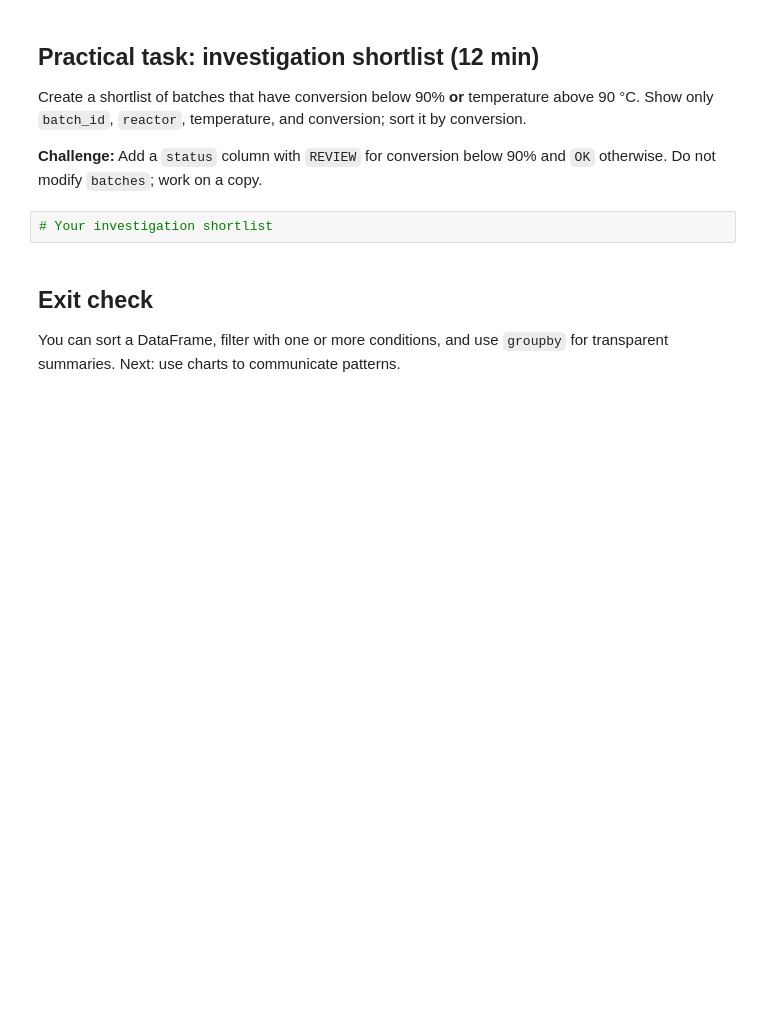
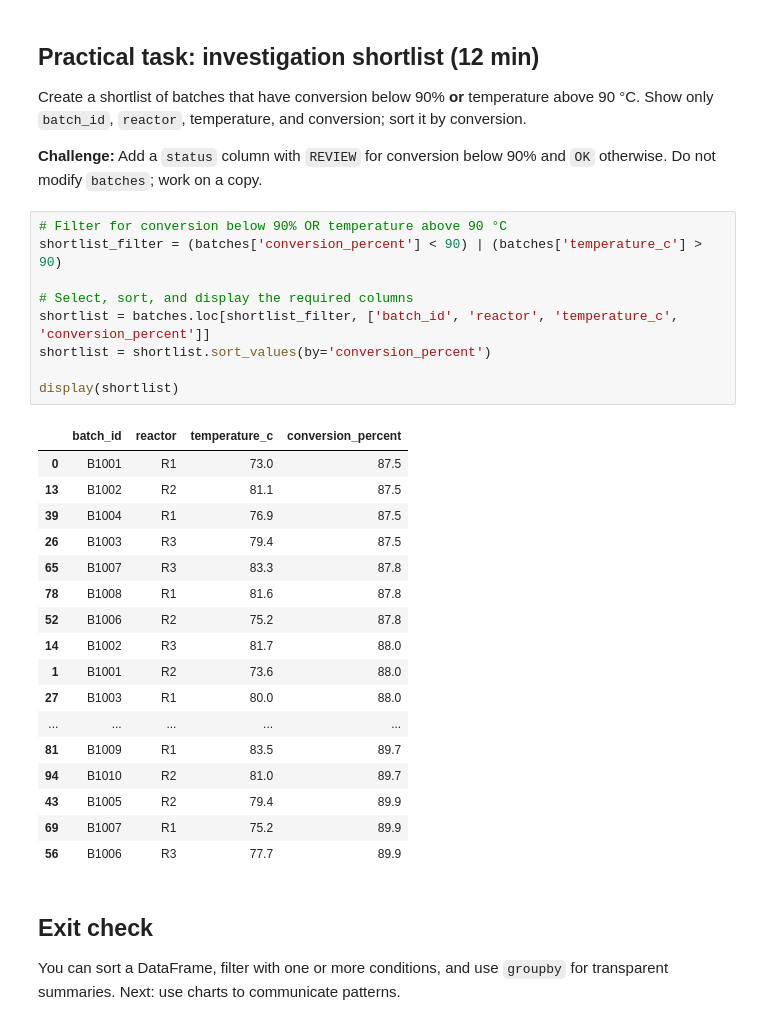
Before and after one commit to vakilpriyanshu-ui/Module_5_6_Both, a Jupyter notebook: 04_04_sort_filter_summarise.ipynb, the cells around one changed output. Cells and saved outputs as stored; diff of their text form; blank space fills up the shorter version.

```diff
--- a/04_04_sort_filter_summarise.ipynb
+++ b/04_04_sort_filter_summarise.ipynb
@@ -145,8 +145,33 @@ display(operator_summary)
 Create a shortlist of batches that have conversion below 90% **or** temperature above 90 °C. Show only `batch_id`, `reactor`, temperature, and conversion; sort it by conversion.
 
 **Challenge:** Add a `status` column with `REVIEW` for conversion below 90% and `OK` otherwise. Do not modify `batches`; work on a copy.
-# %%
-# Your investigation shortlist
+# %%
+# Filter for conversion below 90% OR temperature above 90 °C
+shortlist_filter = (batches['conversion_percent'] < 90) | (batches['temperature_c'] > 90)
+
+# Select, sort, and display the required columns
+shortlist = batches.loc[shortlist_filter, ['batch_id', 'reactor', 'temperature_c', 'conversion_percent']]
+shortlist = shortlist.sort_values(by='conversion_percent')
+
+display(shortlist)
+# %% [output]
+|  | batch_id | reactor | temperature_c | conversion_percent |
+| 0 | B1001 | R1 | 73.0 | 87.5 |
+| 13 | B1002 | R2 | 81.1 | 87.5 |
+| 39 | B1004 | R1 | 76.9 | 87.5 |
+| 26 | B1003 | R3 | 79.4 | 87.5 |
+| 65 | B1007 | R3 | 83.3 | 87.8 |
+| 78 | B1008 | R1 | 81.6 | 87.8 |
+| 52 | B1006 | R2 | 75.2 | 87.8 |
+| 14 | B1002 | R3 | 81.7 | 88.0 |
+| 1 | B1001 | R2 | 73.6 | 88.0 |
+| 27 | B1003 | R1 | 80.0 | 88.0 |
+| ... | ... | ... | ... | ... |
+| 81 | B1009 | R1 | 83.5 | 89.7 |
+| 94 | B1010 | R2 | 81.0 | 89.7 |
+| 43 | B1005 | R2 | 79.4 | 89.9 |
+| 69 | B1007 | R1 | 75.2 | 89.9 |
+| 56 | B1006 | R3 | 77.7 | 89.9 |
 # %% [markdown]
 ## Exit check
 
```
